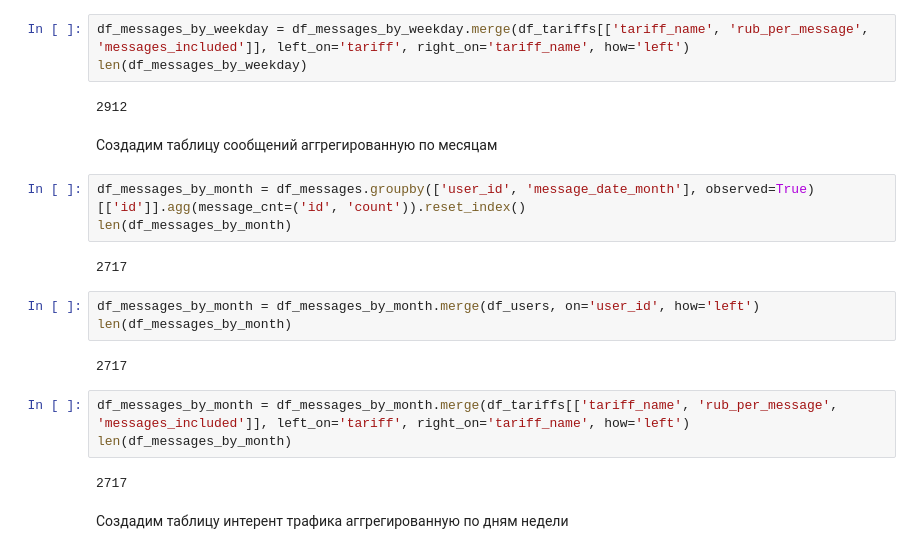
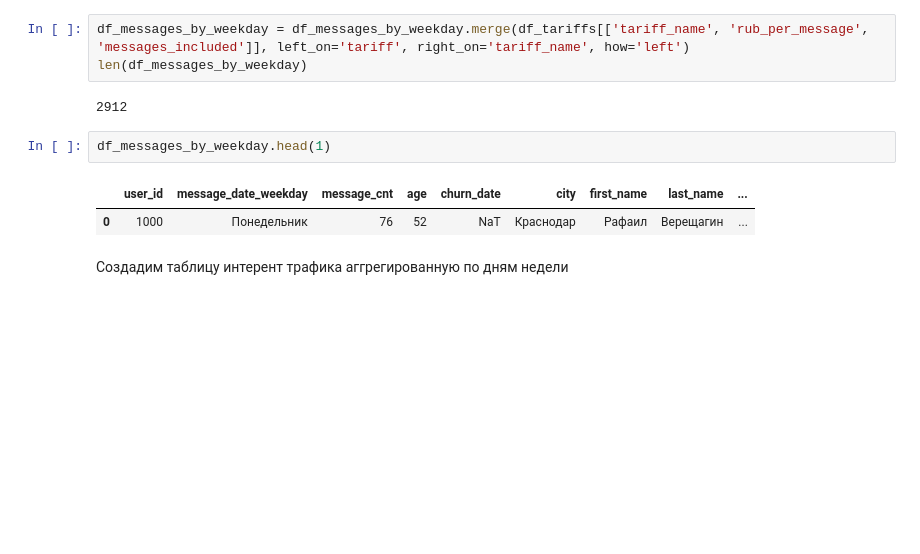
Before and after one commit to PAGriAnalytics/pagri-projects, a Jupyter notebook: quarto/projects/prospective_tariff_for_telecom/prospective_tariff_for_telecom.ipynb, the cells around one changed output. Drawn from its saved outputs; the diff is of its cells as text; blank space fills up the shorter version.

```diff
--- a/quarto/projects/prospective_tariff_for_telecom/prospective_tariff_for_telecom.ipynb
+++ b/quarto/projects/prospective_tariff_for_telecom/prospective_tariff_for_telecom.ipynb
@@ -977,23 +1003,11 @@ df_messages_by_weekday = df_messages_by_weekday.merge(df_tariffs[['tariff_name',
 len(df_messages_by_weekday)
 # %% [output]
 2912
-# %% [markdown]
-Создадим таблицу сообщений аггрегированную по месяцам
-# %%
-df_messages_by_month = df_messages.groupby(['user_id', 'message_date_month'], observed=True)[['id']].agg(message_cnt=('id', 'count')).reset_index()
-len(df_messages_by_month)
-# %% [output]
-2717
-# %%
-df_messages_by_month = df_messages_by_month.merge(df_users, on='user_id', how='left')
-len(df_messages_by_month)
-# %% [output]
-2717
-# %%
-df_messages_by_month = df_messages_by_month.merge(df_tariffs[['tariff_name', 'rub_per_message', 'messages_included']], left_on='tariff', right_on='tariff_name', how='left')
-len(df_messages_by_month)
-# %% [output]
-2717
+# %%
+df_messages_by_weekday.head(1)
+# %% [output]
+|  | user_id | message_date_weekday | message_cnt | age | churn_date | city | first_name | last_name | ... |
+| 0 | 1000 | Понедельник | 76 | 52 | NaT | Краснодар | Рафаил | Верещагин | ... |
 # %% [markdown]
 Создадим таблицу интерент трафика аггрегированную по дням недели
 # %%
```
Also changed, not shown: parts of 32 cells of this notebook, 1 other file.
